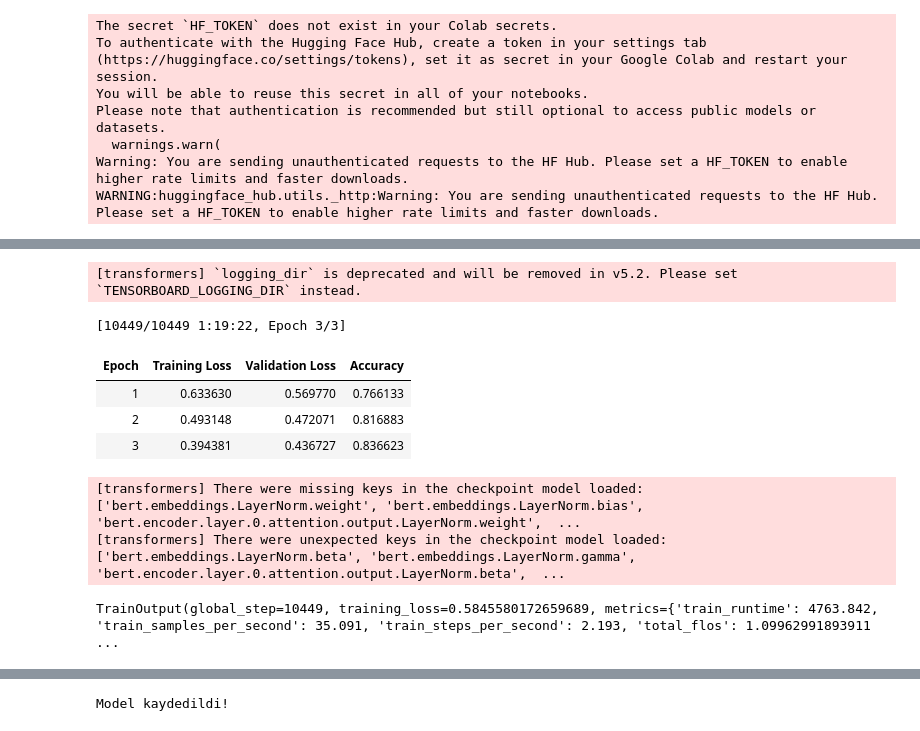
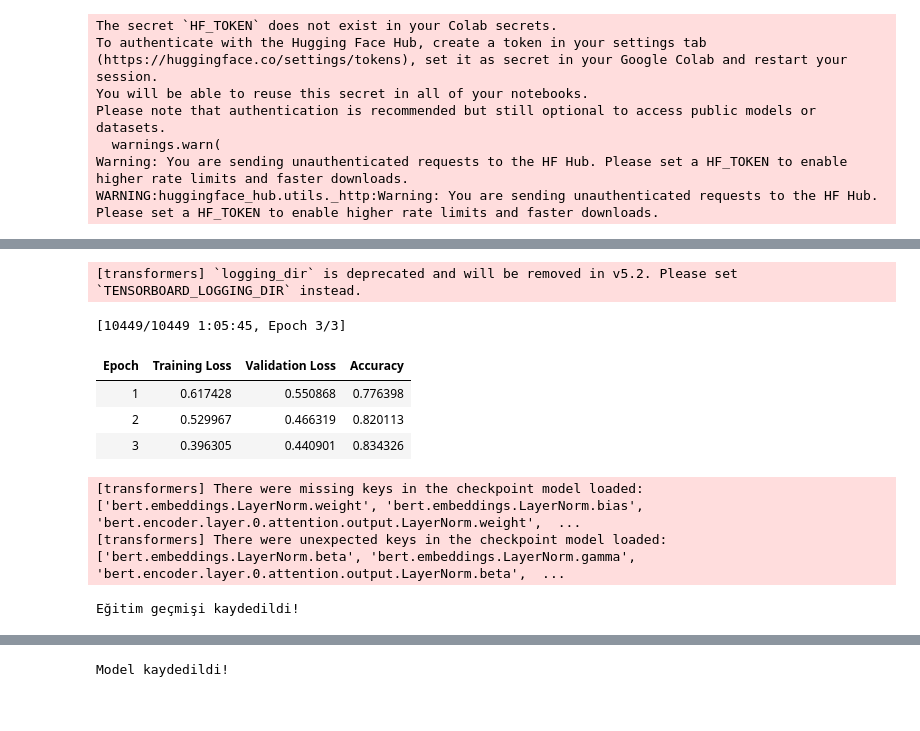
Before and after one commit to oguzhanerbil/food-health-predictor, a Jupyter notebook: prediction/bert/bert_colab.ipynb, the cells around one changed output, grey strips where cells are left out. Drawn from its saved outputs; the diff is of its cells as text; code cells hidden in the pictures.

```diff
--- a/prediction/bert/bert_colab.ipynb
+++ b/prediction/bert/bert_colab.ipynb
@@ -110,40 +112,47 @@ from sklearn.metrics import accuracy_score
 
 def compute_metrics(p):
     preds = np.argmax(p.predictions, axis=1)
     return {'accuracy': accuracy_score(p.label_ids, preds)}
 
 # evaluation_strategy Transformers 4.41'den sonra eval_strategy oldu, eski surumle de uyumlu olsun diye evaluation_strategy kullanilmistir
 training_args = TrainingArguments(
     output_dir='./results',
     num_train_epochs=3,
     per_device_train_batch_size=16,
     per_device_eval_batch_size=16,
     learning_rate=2e-5,
     eval_strategy='epoch',
     save_strategy='epoch',
     load_best_model_at_end=True,
     logging_dir='./logs',
+    logging_strategy='steps',
+    logging_steps=50,
 )
 
 trainer = Trainer(
     model=model,
     args=training_args,
     train_dataset=train_dataset,
     eval_dataset=test_dataset,
     compute_metrics=compute_metrics
 )
 
 trainer.train()
+# Eğitim geçmişini kaydet (loss grafiği için)
+import json
+with open(DRIVE_PATH + 'training_history.json', 'w') as f:
+    json.dump(trainer.state.log_history, f)
+print("Eğitim geçmişi kaydedildi!")
 # %% [output]
 [transformers] `logging_dir` is deprecated and will be removed in v5.2. Please set `TENSORBOARD_LOGGING_DIR` instead.
-[10449/10449 1:19:22, Epoch 3/3]
+[10449/10449 1:05:45, Epoch 3/3]
 | Epoch | Training Loss | Validation Loss | Accuracy |
-| 1 | 0.633630 | 0.569770 | 0.766133 |
-| 2 | 0.493148 | 0.472071 | 0.816883 |
-| 3 | 0.394381 | 0.436727 | 0.836623 |
+| 1 | 0.617428 | 0.550868 | 0.776398 |
+| 2 | 0.529967 | 0.466319 | 0.820113 |
+| 3 | 0.396305 | 0.440901 | 0.834326 |
 [transformers] There were missing keys in the checkpoint model loaded: ['bert.embeddings.LayerNorm.weight', 'bert.embeddings.LayerNorm.bias', 'bert.encoder.layer.0.attention.output.LayerNorm.weight',  ...
 [transformers] There were unexpected keys in the checkpoint model loaded: ['bert.embeddings.LayerNorm.beta', 'bert.embeddings.LayerNorm.gamma', 'bert.encoder.layer.0.attention.output.LayerNorm.beta',  ...
-TrainOutput(global_step=10449, training_loss=0.5845580172659689, metrics={'train_runtime': 4763.842, 'train_samples_per_second': 35.091, 'train_steps_per_second': 2.193, 'total_flos': 1.09962991893911 ...
+Eğitim geçmişi kaydedildi!
 # %%
 from sklearn.metrics import classification_report, confusion_matrix
 import seaborn as sns
```
Also changed, not shown: parts of 6 cells of this notebook.
